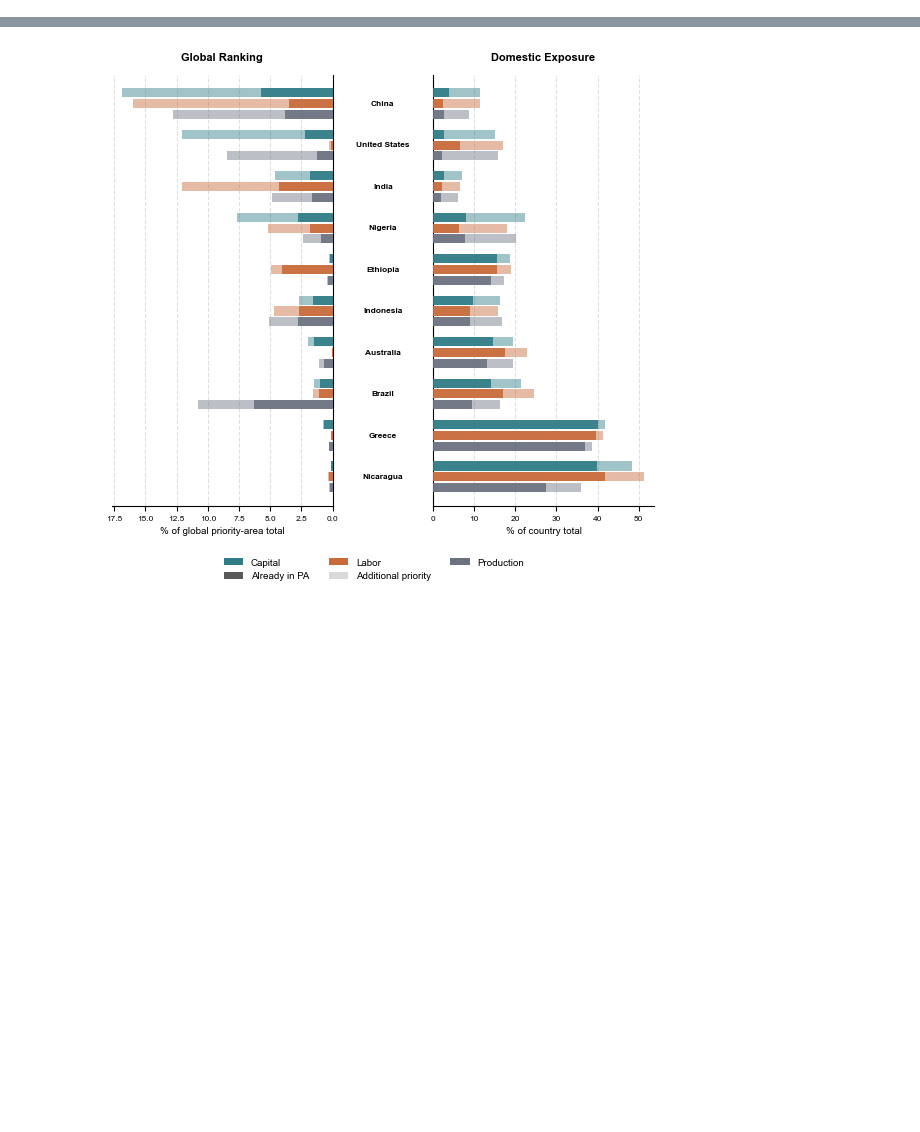
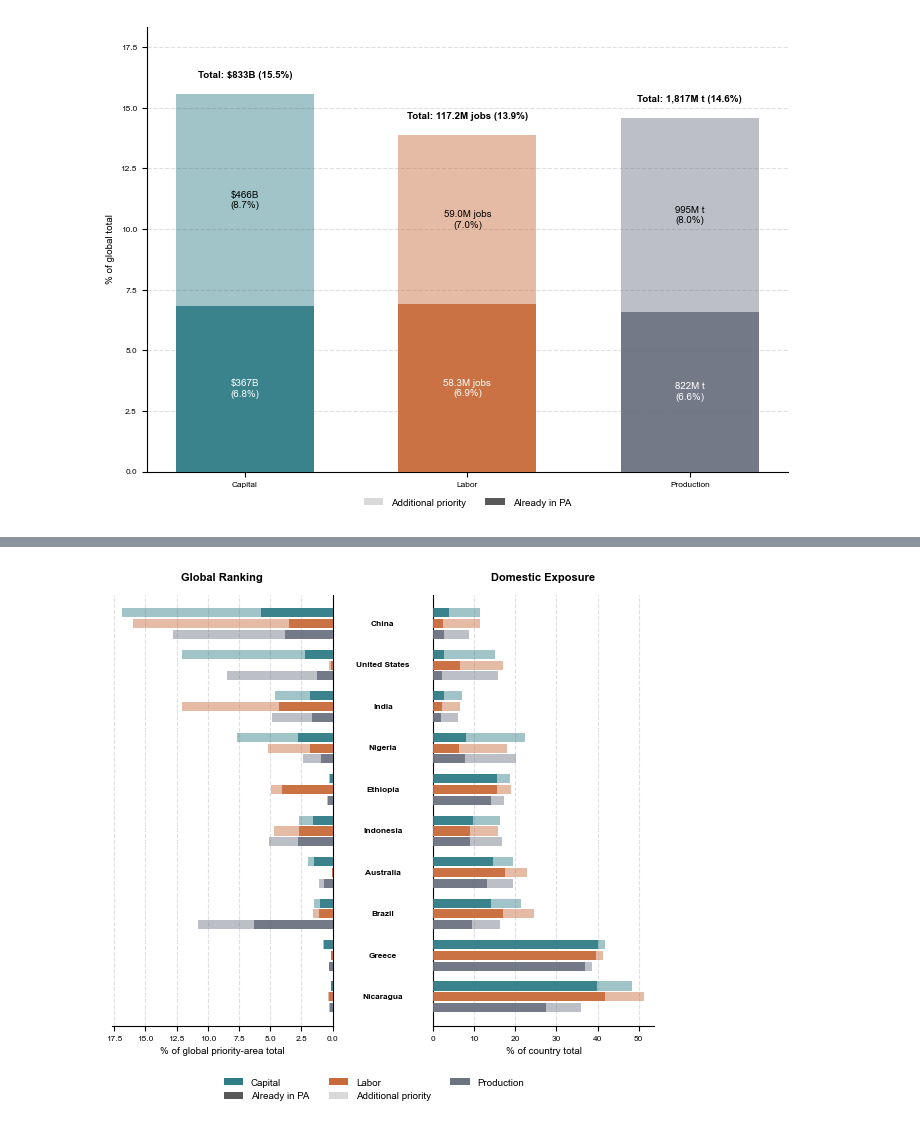
Before and after one commit to carinamani/Gridded_Agricultural_Capital_Labor, a Jupyter notebook: 03_generate_figures/FIG_3_4_30x30.ipynb, the cells around one changed output, grey strips where cells are left out. Saved outputs shown, nothing was run; the diff lists cells and outputs as text; code cells hidden in the pictures; blank space fills up the shorter version.

```diff
--- a/03_generate_figures/FIG_3_4_30x30.ipynb
+++ b/03_generate_figures/FIG_3_4_30x30.ipynb
@@ -233,0 +137,97 @@ plt.show()
+# %%
+##### FIGURE 3: % of global capital, labor, production in priority regions
+
+variables = ["Capital", "Labor", "Production"]
+x = np.arange(len(variables))
+width = 0.62
+
+
+def fmt_value(variable, value):
+    """Format absolute value with units appropriate to each variable."""
+    if variable == "Capital":
+        return f"${value / 1e9:,.0f}B" if value >= 1e9 else f"${value / 1e6:,.0f}M"
+    elif variable == "Labor":
+        return f"{value / 1e6:,.1f}M jobs" if value >= 1e6 else f"{value / 1e3:,.0f}K jobs"
+    else:
+        return f"{value / 1e6:,.0f}M t" if value >= 1e6 else f"{value / 1e3:,.0f}K t"
+
+
+fig, ax = plt.subplots(figsize=(7, 5))
+
+for i, variable in enumerate(variables):
+    row = summary_df.loc[summary_df["Variable"] == variable].iloc[0]
+
+    pct_already = row["Pct_already"]
+    pct_additional = row["Pct_additional"]
+    abs_already = row["Already_in_PA"]
+    abs_additional = row["Additional_priority"]
+
+    # Darker shade = already PA; lighter shade = additional priority
+    ax.bar(i, pct_already, width, color=COLORS[variable], alpha=0.95, zorder=3)
+    ax.bar(
+        i, pct_additional, width, bottom=pct_already,
+        color=COLORS[variable], alpha=0.45, zorder=3,
+    )
+
+    # Existing PA label
+    if pct_already >= 3:
+        ax.text(
+            i, pct_already / 2,
+            f"{fmt_value(variable, abs_already)}\n({pct_already:.1f}%)",
+            ha="center", va="center", fontsize=LABEL_FS, color="white", zorder=4,
+        )
+    else:
+        ax.text(
+            i + width / 2 + 0.03, pct_already / 2,
+            f"{fmt_value(variable, abs_already)} ({pct_already:.1f}%)",
+            ha="left", va="center", fontsize=LABEL_FS, zorder=4,
+        )
+
+    # New/additional PA label
+    if pct_additional >= 3:
+        ax.text(
+            i, pct_already + pct_additional / 2,
+            f"{fmt_value(variable, abs_additional)}\n({pct_additional:.1f}%)",
+            ha="center", va="center", fontsize=LABEL_FS, color="black", zorder=4,
+        )
+    else:
+        ax.text(
+            i + width / 2 + 0.03, pct_already + pct_additional / 2,
+            f"{fmt_value(variable, abs_additional)} ({pct_additional:.1f}%)",
+            ha="left", va="center", fontsize=LABEL_FS, zorder=4,
+        )
+
+    # Total label
+    ax.text(
+        i, row["Pct_total"] + 0.6,
+        f"Total: {fmt_value(variable, row['Total_priority'])} ({row['Pct_total']:.1f}%)",
+        ha="center", va="bottom", fontsize=LABEL_FS, fontweight="bold",
+    )
+
+ax.set_xticks(x)
+ax.set_xticklabels(variables)
+ax.set_ylabel("% of global total")
+
+ax.spines[["top", "right"]].set_visible(False)
+ax.grid(axis="y", linestyle="--", alpha=0.4, zorder=0)
+ax.set_axisbelow(True)
+ax.set_ylim(0, max(summary_df["Pct_total"]) * 1.18)
+
+legend_elements = [
+    Patch(facecolor=STATUS_COLORS["Additional priority"], label="Additional priority"),
+    Patch(facecolor=STATUS_COLORS["Already in PA"], label="Already in PA"),
+]
+
+ax.legend(
+    handles=legend_elements,
+    loc="upper center",
+    bbox_to_anchor=(0.5, -0.04),
+    ncol=2,
+    frameon=False,
+)
+
+plt.tight_layout()
+plt.savefig(FIG_DIR / "Figure_3_global_exposure.tiff", dpi=300, bbox_inches="tight")
+plt.show()
+# %% [output]
+[figure, added]
```
Also changed, not shown: parts of 2 cells of this notebook, 1 other file.
